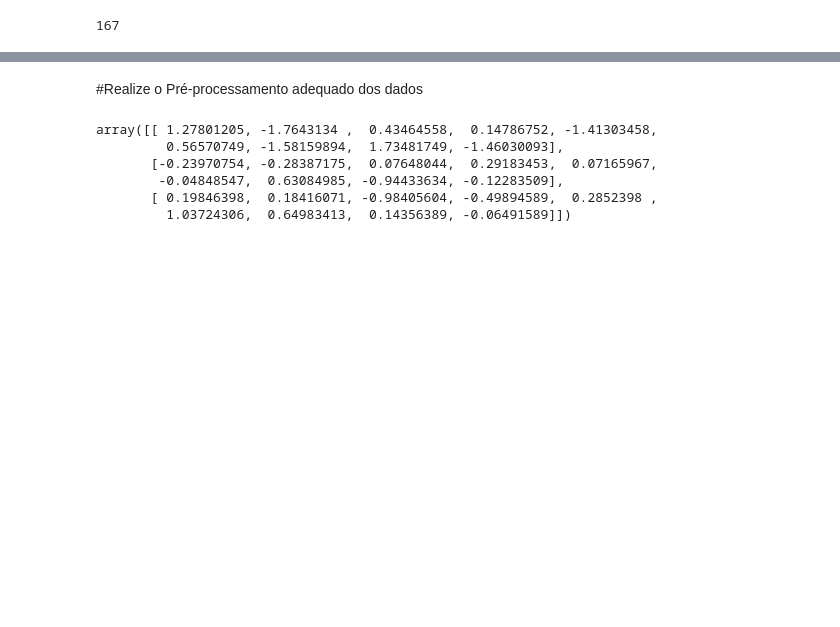
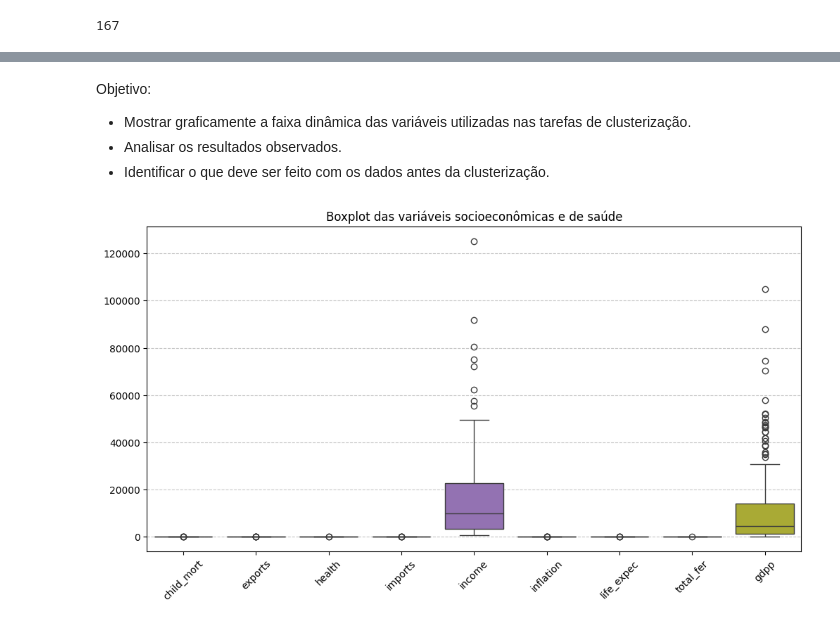
Before and after one commit to ljcunha/Algoritmo_clusterizacao, a Jupyter notebook: algoritmo_clusterizacao_pd.ipynb, the cells around one changed output, grey strips where cells are left out. Cells and saved outputs as stored; diff of their text form; code cells hidden in the pictures; blank space fills up the shorter version.

```diff
--- a/algoritmo_clusterizacao_pd.ipynb
+++ b/algoritmo_clusterizacao_pd.ipynb
@@ -129,26 +94,6 @@ for c in num_cols:
-# %% [markdown]
-#Realize o Pré-processamento adequado dos dados
-# %%
-from sklearn.impute import SimpleImputer
-from sklearn.preprocessing import FunctionTransformer, StandardScaler
-from sklearn.pipeline import Pipeline
-import numpy as np
-
-X = df.drop(columns=['country']) if 'country' in df.columns else df.copy()
-positivas = [c for c in X.columns if (X[c].min() > 0)]
-
-preprocess = Pipeline(steps=[
-    ('imputer', SimpleImputer(strategy='median')),
-    ('log', FunctionTransformer(np.log1p, feature_names_out='one-to-one')),
-    ('scaler', StandardScaler())
-])
-
-X_pp = preprocess.fit_transform(X)
-X_pp[:3]
-# %% [output]
-array([[ 1.27801205, -1.7643134 ,  0.43464558,  0.14786752, -1.41303458,
-         0.56570749, -1.58159894,  1.73481749, -1.46030093],
-       [-0.23970754, -0.28387175,  0.07648044,  0.29183453,  0.07165967,
-        -0.04848547,  0.63084985, -0.94433634, -0.12283509],
-       [ 0.19846398,  0.18416071, -0.98405604, -0.49894589,  0.2852398 ,
-         1.03724306,  0.64983413,  0.14356389, -0.06491589]])
+# %% [markdown]
+Objetivo:
+- Mostrar graficamente a faixa dinâmica das variáveis utilizadas
+nas tarefas de clusterização.
+- Analisar os resultados observados.
+- Identificar o que deve ser feito com os dados antes da clusterização.
@@ -154,0 +104,17 @@ array([[ 1.27801205, -1.7643134 ,  0.43464558,  0.14786752, -1.41303458,
+# %%
+# ------------------------------------------------------------
+# Seleção apenas das variáveis numéricas
+# ------------------------------------------------------------
+df_num = df.drop(columns=['country'])
+# %%
+# ------------------------------------------------------------
+# Visualização gráfica – Boxplot
+# ------------------------------------------------------------
+plt.figure(figsize=(12,6))
+sns.boxplot(data=df_num)
+plt.title("Boxplot das variáveis socioeconômicas e de saúde")
+plt.xticks(rotation=45)
+plt.grid(axis='y', linestyle='--', alpha=0.7)
+plt.show()
+# %% [output]
+[figure, added]
```
Also changed, not shown: parts of 49 cells of this notebook.
